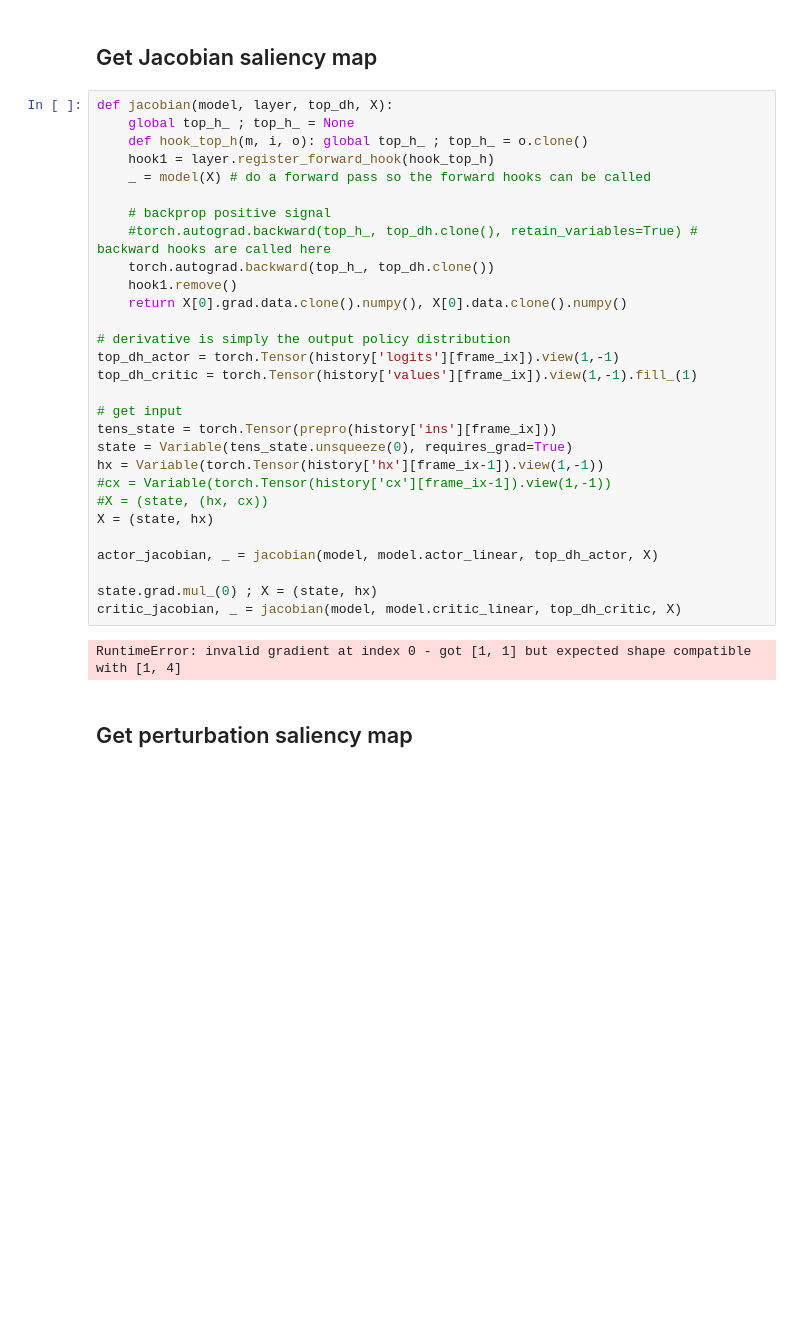
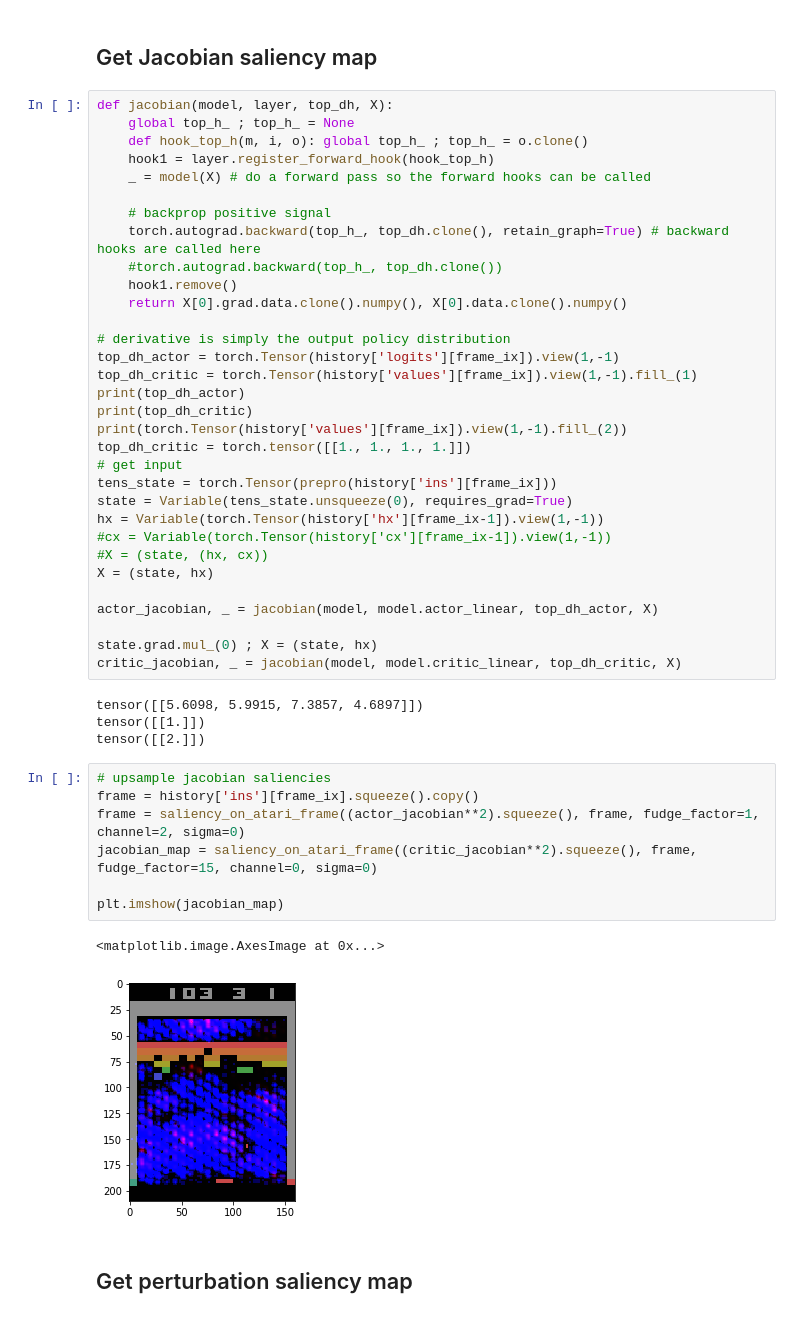
Before and after one commit to slowjazz/interactive-atari-RL, a Jupyter notebook: visualize_atari/jacobian-vs-perturbation.ipynb, the cells around one changed output. Saved outputs shown, nothing was run; the diff lists cells and outputs as text; blank space fills up the shorter version.

```diff
--- a/visualize_atari/jacobian-vs-perturbation.ipynb
+++ b/visualize_atari/jacobian-vs-perturbation.ipynb
@@ -69,15 +69,18 @@ def jacobian(model, layer, top_dh, X):
     _ = model(X) # do a forward pass so the forward hooks can be called
 
     # backprop positive signal
-    #torch.autograd.backward(top_h_, top_dh.clone(), retain_variables=True) # backward hooks are called here
-    torch.autograd.backward(top_h_, top_dh.clone())
+    torch.autograd.backward(top_h_, top_dh.clone(), retain_graph=True) # backward hooks are called here
+    #torch.autograd.backward(top_h_, top_dh.clone())
     hook1.remove()
     return X[0].grad.data.clone().numpy(), X[0].data.clone().numpy()
 
 # derivative is simply the output policy distribution
 top_dh_actor = torch.Tensor(history['logits'][frame_ix]).view(1,-1)
 top_dh_critic = torch.Tensor(history['values'][frame_ix]).view(1,-1).fill_(1)
-
+print(top_dh_actor)
+print(top_dh_critic)
+print(torch.Tensor(history['values'][frame_ix]).view(1,-1).fill_(2))
+top_dh_critic = torch.tensor([[1., 1., 1., 1.]])
 # get input
 tens_state = torch.Tensor(prepro(history['ins'][frame_ix]))
 state = Variable(tens_state.unsqueeze(0), requires_grad=True)
@@ -91,6 +94,18 @@ actor_jacobian, _ = jacobian(model, model.actor_linear, top_dh_actor, X)
 state.grad.mul_(0) ; X = (state, hx)
 critic_jacobian, _ = jacobian(model, model.critic_linear, top_dh_critic, X)
 # %% [output]
-RuntimeError: invalid gradient at index 0 - got [1, 1] but expected shape compatible with [1, 4]
+tensor([[5.6098, 5.9915, 7.3857, 4.6897]])
+tensor([[1.]])
+tensor([[2.]])
+# %%
+# upsample jacobian saliencies
+frame = history['ins'][frame_ix].squeeze().copy()
+frame = saliency_on_atari_frame((actor_jacobian**2).squeeze(), frame, fudge_factor=1, channel=2, sigma=0)
+jacobian_map = saliency_on_atari_frame((critic_jacobian**2).squeeze(), frame, fudge_factor=15, channel=0, sigma=0)
+
+plt.imshow(jacobian_map)
+# %% [output]
+<matplotlib.image.AxesImage at 0x...>
+[figure, added]
 # %% [markdown]
 ## Get perturbation saliency map
```
Also changed, not shown: parts of 4 cells of this notebook, 1 other file.
